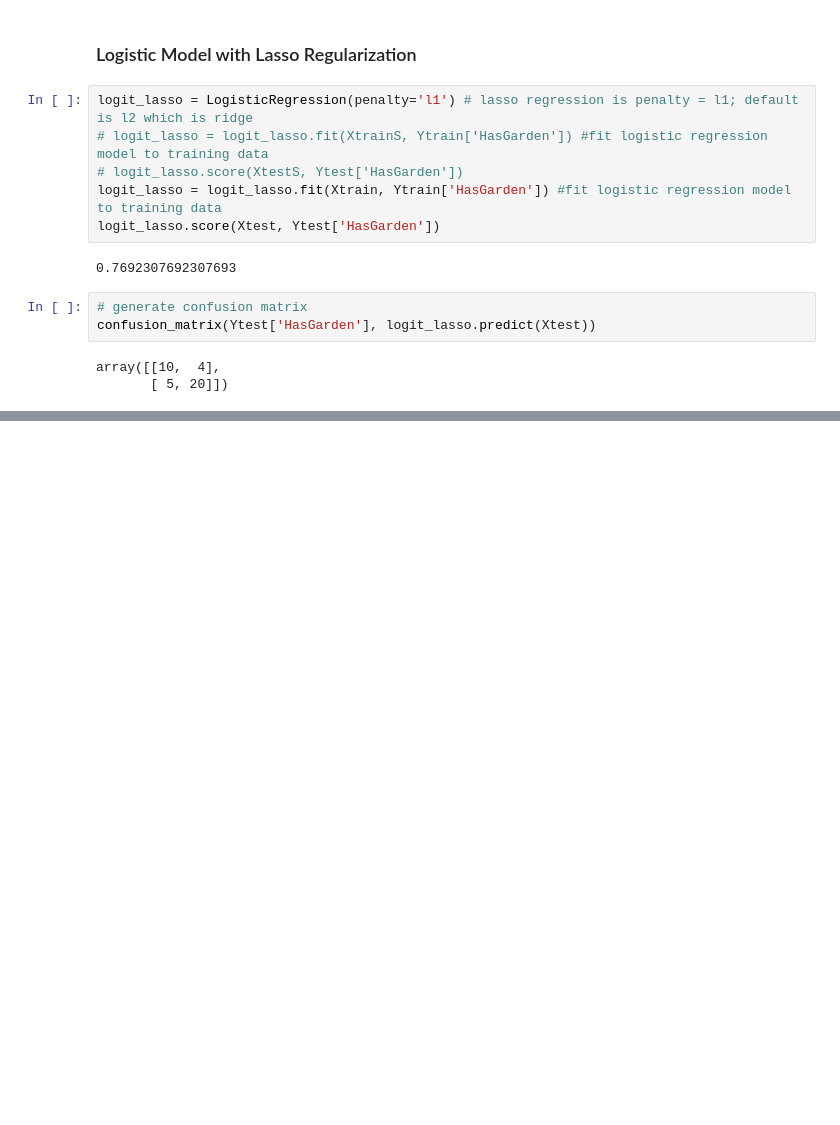
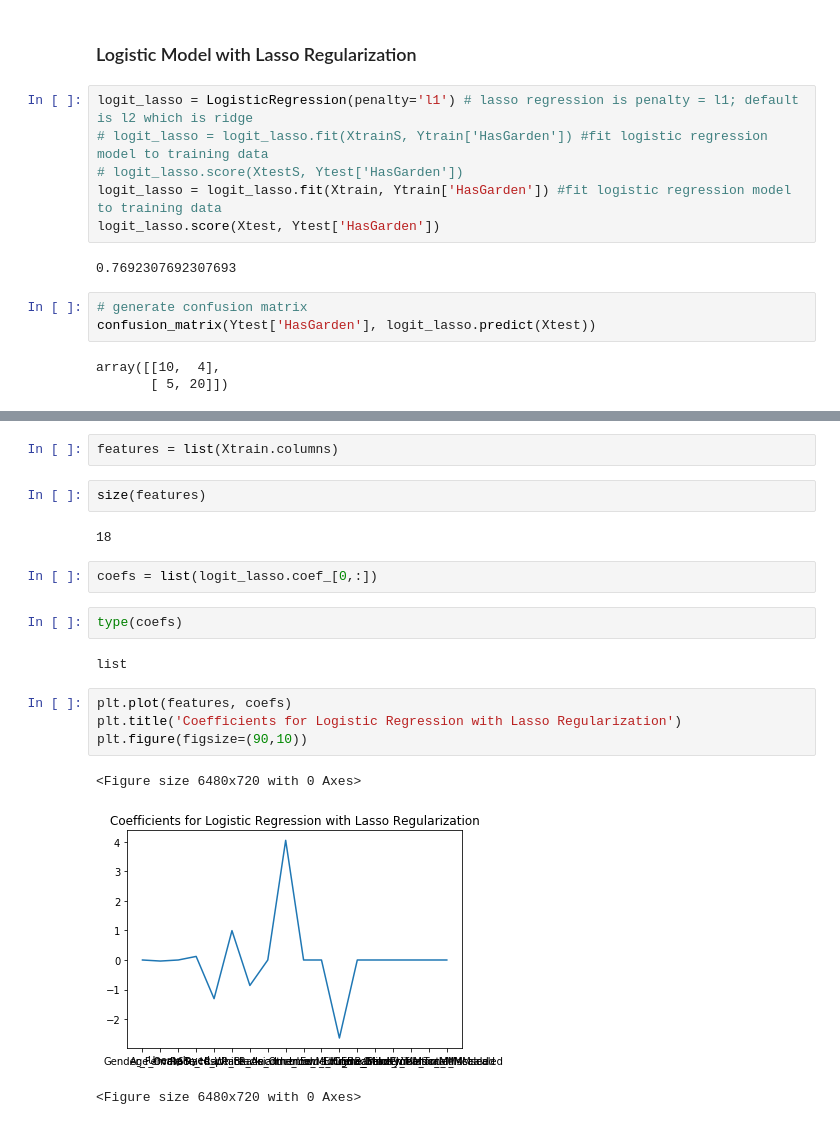
Before and after one commit to leonaisabelle/CUSP-ADS-Project, a Jupyter notebook: modelling_notebooks/binary_classification.ipynb, the cells around one changed output, grey strips where cells are left out. Saved outputs shown, nothing was run; the diff lists cells and outputs as text; blank space fills up the shorter version.

```diff
--- a/modelling_notebooks/binary_classification.ipynb
+++ b/modelling_notebooks/binary_classification.ipynb
@@ -364 +366,21 @@ array([[ 0.        , -0.03533059,  0.        ,  0.12121743, -1.30922816,
          0.        ,  0.        ,  0.        ]])
+# %%
+features = list(Xtrain.columns)
+# %%
+size(features)
+# %% [output]
+18
+# %%
+coefs = list(logit_lasso.coef_[0,:])
+# %%
+type(coefs)
+# %% [output]
+list
+# %%
+plt.plot(features, coefs)
+plt.title('Coefficients for Logistic Regression with Lasso Regularization')
+plt.figure(figsize=(90,10))
+# %% [output]
+<Figure size 6480x720 with 0 Axes>
+[figure, added]
+<Figure size 6480x720 with 0 Axes>
```
Also changed, not shown: parts of 4 cells of this notebook.
